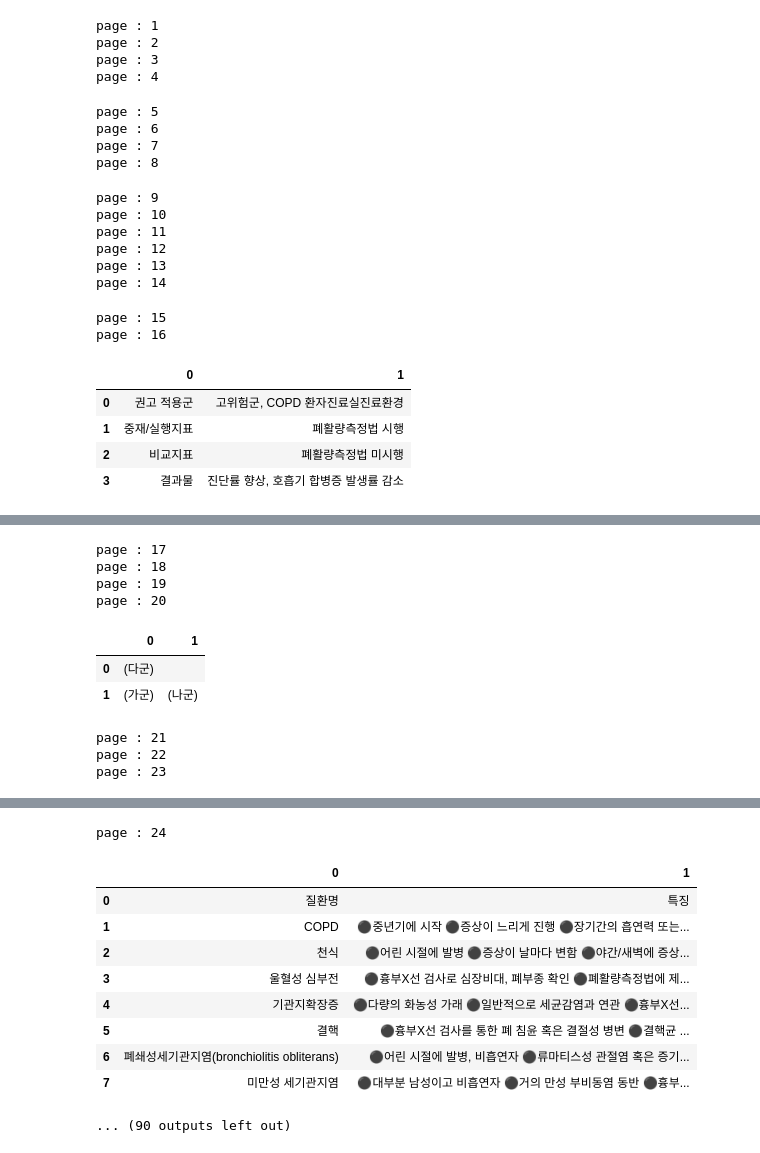
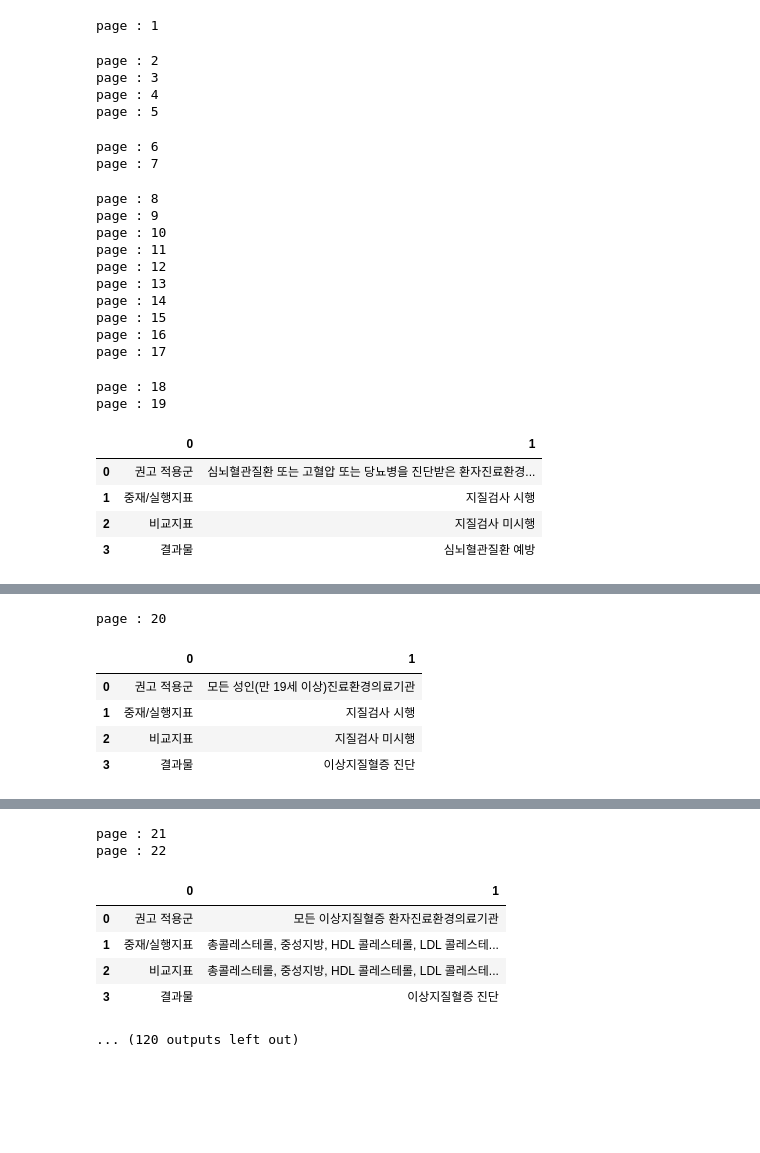
Before and after one commit to owenchokor/medgenius, a Jupyter notebook: pdf_parsing_2.ipynb, the cells around one changed output, grey strips where cells are left out. Drawn from its saved outputs; the diff is of its cells as text; code cells hidden in the pictures; blank space fills up the shorter version.

```diff
--- a/pdf_parsing_2.ipynb
+++ b/pdf_parsing_2.ipynb
@@ -1,34 +1,37 @@
 # %%
-from extract_tables_and_images import extract_tables
+from medgenius.extract_tables_and_images import extract_tables
 from IPython.display import display
 
 
 
 for i in range(1, 144):
     print(f'page : {i}')
-    for d in extract_tables(pdf_path='./data/pdf_1.pdf', page_number=i):
+    for d in extract_tables(pdf_path='./data/pdf_2.pdf', page_number=i):
         display(d)
 # %% [output]
 page : 1
-page : 2
-page : 3
-page : 4
+page : 2
+page : 3
+page : 4
 page : 5
-page : 6
-page : 7
-page : 8
-page : 9
-page : 10
-page : 11
-page : 12
-page : 13
-page : 14
+page : 6
+page : 7
+page : 8
+page : 9
+page : 10
+page : 11
+page : 12
+page : 13
+page : 14
 page : 15
 page : 16
+page : 17
+page : 18
+page : 19
 |  | 0 | 1 |
-| 0 | 권고 적용군 | 고위험군, COPD 환자진료실진료환경 |
-| 1 | 중재/실행지표 | 폐활량측정법 시행 |
-| 2 | 비교지표 | 폐활량측정법 미시행 |
-| 3 | 결과물 | 진단률 향상, 호흡기 합병증 발생률 감소 |
+| 0 | 권고 적용군 | 심뇌혈관질환 또는 고혈압 또는 당뇨병을 진단받은 환자진료환경... |
+| 1 | 중재/실행지표 | 지질검사 시행 |
+| 2 | 비교지표 | 지질검사 미시행 |
+| 3 | 결과물 | 심뇌혈관질환 예방 |
 |  | 0 | 1 | 2 | 3 |
 | 0 | 권고 내용 | 권고등급 | 근거수준 | 권고도출 자료원 |
@@ -37,10 +39,6 @@ page : 16
-page : 17
-page : 18
-page : 19
-page : 20
+page : 20
 |  | 0 | 1 |
-| 0 | (다군) |  |
-| 1 | (가군) | (나군) |
+| 0 | 권고 적용군 | 모든 성인(만 19세 이상)진료환경의료기관 |
+| 1 | 중재/실행지표 | 지질검사 시행 |
+| 2 | 비교지표 | 지질검사 미시행 |
+| 3 | 결과물 | 이상지질혈증 진단 |
-page : 21
-page : 22
-page : 23
@@ -56,11 +49,8 @@ page : 23
-page : 24
+page : 21
+page : 22
 |  | 0 | 1 |
-| 0 | 질환명 | 특징 |
-| 1 | COPD | ⚫중년기에 시작 ⚫증상이 느리게 진행 ⚫장기간의 흡연력 또는... |
-| 2 | 천식 | ⚫어린 시절에 발병 ⚫증상이 날마다 변함 ⚫야간/새벽에 증상... |
-| 3 | 울혈성 심부전 | ⚫흉부X선 검사로 심장비대, 폐부종 확인 ⚫폐활량측정법에 제... |
-| 4 | 기관지확장증 | ⚫다량의 화농성 가래 ⚫일반적으로 세균감염과 연관 ⚫흉부X선... |
-| 5 | 결핵 | ⚫흉부X선 검사를 통한 폐 침윤 혹은 결절성 병변 ⚫결핵균 ... |
-| 6 | 폐쇄성세기관지염(bronchiolitis obliterans) | ⚫어린 시절에 발병, 비흡연자 ⚫류마티스성 관절염 혹은 증기... |
-| 7 | 미만성 세기관지염 | ⚫대부분 남성이고 비흡연자 ⚫거의 만성 부비동염 동반 ⚫흉부... |
+| 0 | 권고 적용군 | 모든 이상지질혈증 환자진료환경의료기관 |
+| 1 | 중재/실행지표 | 총콜레스테롤, 중성지방, HDL 콜레스테롤, LDL 콜레스테... |
+| 2 | 비교지표 | 총콜레스테롤, 중성지방, HDL 콜레스테롤, LDL 콜레스테... |
+| 3 | 결과물 | 이상지질혈증 진단 |
-... (90 outputs left out)
+... (120 outputs left out)
```
Also changed, not shown: parts of 1 cell of this notebook, 8 other files.
